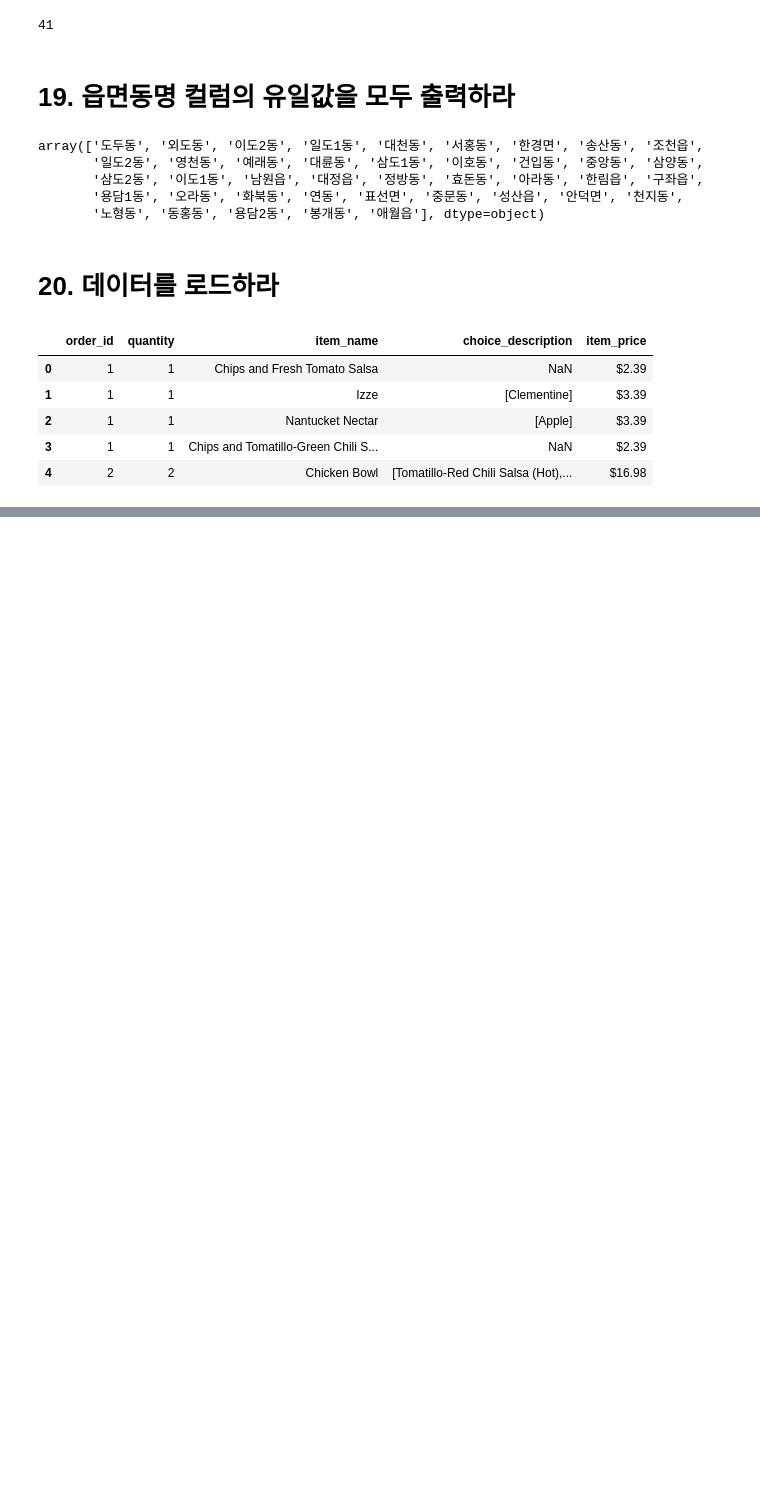
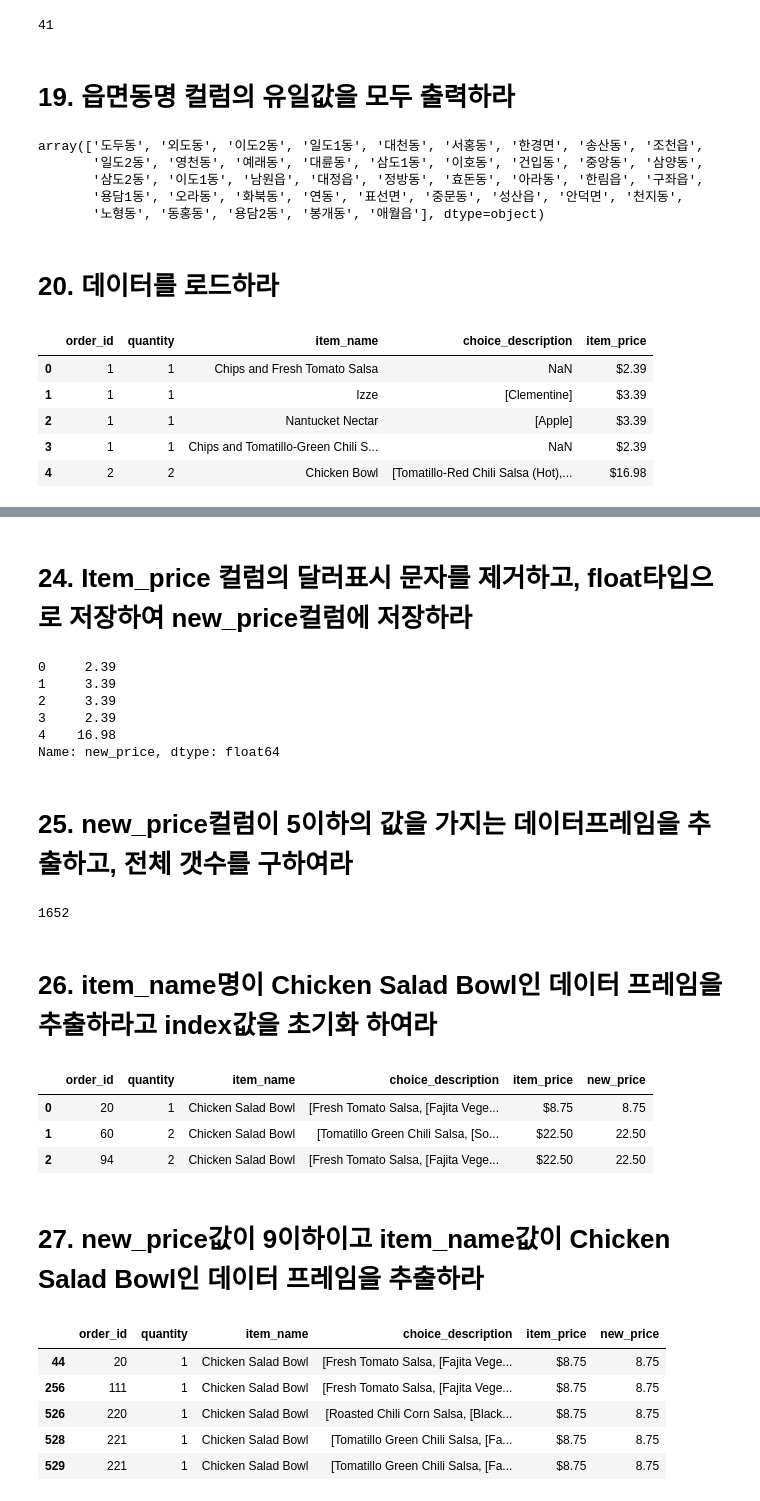
Before and after one commit to IlTACK-OH/pandas_practice, a Jupyter notebook: Pandas_exercise100.ipynb, the cells around one changed output, grey strips where cells are left out. Drawn from its saved outputs; the diff is of its cells as text; code cells hidden in the pictures; blank space fills up the shorter version.

```diff
--- a/Pandas_exercise100.ipynb
+++ b/Pandas_exercise100.ipynb
@@ -228,0 +263,38 @@ df.head()
+# %% [markdown]
+# 24. Item_price 컬럼의 달러표시 문자를 제거하고, float타입으로 저장하여 new_price컬럼에 저장하라
+# %%
+df['new_price'] = df['item_price'].str.replace('$','',regex=True).astype('float')
+df['new_price'].head()
+# %% [output]
+0     2.39
+1     3.39
+2     3.39
+3     2.39
+4    16.98
+Name: new_price, dtype: float64
+# %% [markdown]
+# 25. new_price컬럼이 5이하의 값을 가지는 데이터프레임을 추출하고, 전체 갯수를 구하여라
+# %%
+df[df['new_price'] <= 5].shape[0]
+# %% [output]
+1652
+# %% [markdown]
+# 26. item_name명이 Chicken Salad Bowl인 데이터 프레임을 추출하라고 index값을 초기화 하여라
+# %%
+df[df['item_name']=='Chicken Salad Bowl'].reset_index(drop=True).head(3)
+# %% [output]
+|  | order_id | quantity | item_name | choice_description | item_price | new_price |
+| 0 | 20 | 1 | Chicken Salad Bowl | [Fresh Tomato Salsa, [Fajita Vege... | $8.75 | 8.75 |
+| 1 | 60 | 2 | Chicken Salad Bowl | [Tomatillo Green Chili Salsa, [So... | $22.50 | 22.50 |
+| 2 | 94 | 2 | Chicken Salad Bowl | [Fresh Tomato Salsa, [Fajita Vege... | $22.50 | 22.50 |
+# %% [markdown]
+# 27. new_price값이 9이하이고 item_name값이 Chicken Salad Bowl인 데이터 프레임을 추출하라
+# %%
+df[(df['new_price']<=9) & (df['item_name']=='Chicken Salad Bowl')].head(5)
+# %% [output]
+|  | order_id | quantity | item_name | choice_description | item_price | new_price |
+| 44 | 20 | 1 | Chicken Salad Bowl | [Fresh Tomato Salsa, [Fajita Vege... | $8.75 | 8.75 |
+| 256 | 111 | 1 | Chicken Salad Bowl | [Fresh Tomato Salsa, [Fajita Vege... | $8.75 | 8.75 |
+| 526 | 220 | 1 | Chicken Salad Bowl | [Roasted Chili Corn Salsa, [Black... | $8.75 | 8.75 |
+| 528 | 221 | 1 | Chicken Salad Bowl | [Tomatillo Green Chili Salsa, [Fa... | $8.75 | 8.75 |
+| 529 | 221 | 1 | Chicken Salad Bowl | [Tomatillo Green Chili Salsa, [Fa... | $8.75 | 8.75 |
```
Also changed, not shown: parts of 15 cells of this notebook.
